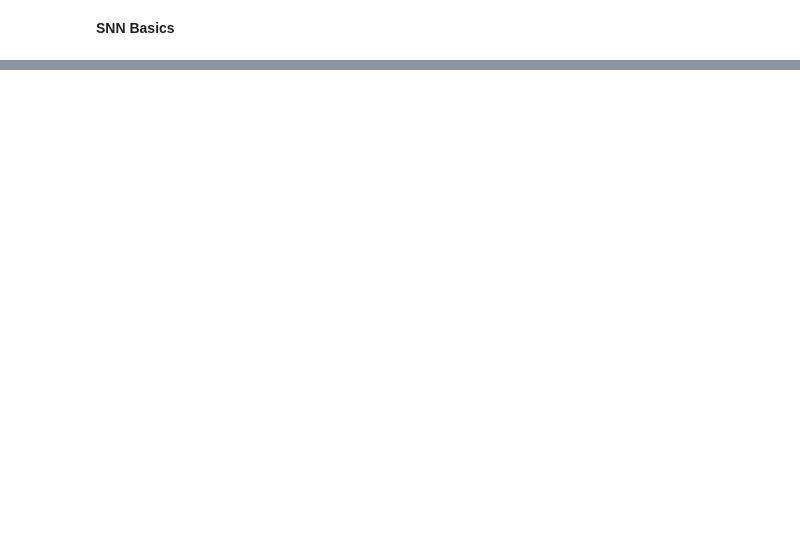
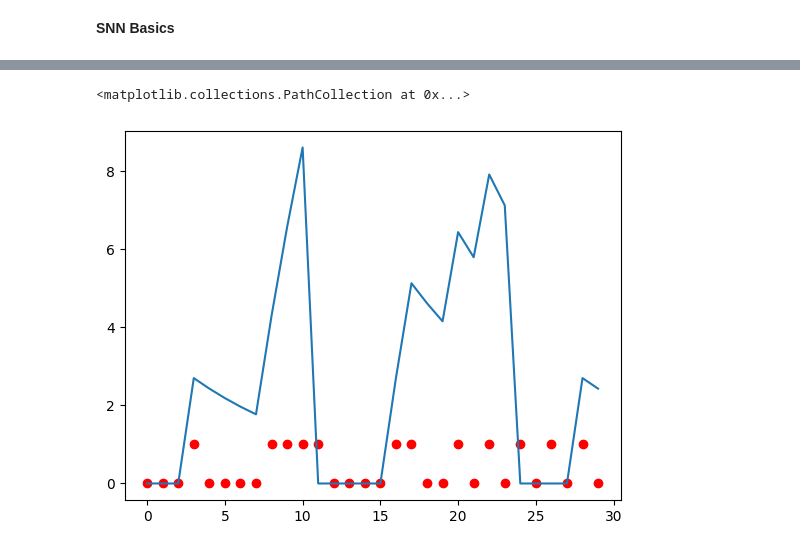
Before and after one commit to kadgitub7/LIF-based-SNN-on-FPGA, a Jupyter notebook: SNN.ipynb, the cells around one changed output, grey strips where cells are left out. Drawn from its saved outputs; the diff is of its cells as text; code cells hidden in the pictures; blank space fills up the shorter version.

```diff
--- a/SNN.ipynb
+++ b/SNN.ipynb
@@ -65,0 +94,34 @@ plt.scatter(x_s, inputs)
+# %%
+# Spike Layer Probing/Testing
+
+weights = [[3], [2], [1]]
+decay_c = [0.1, 0.2, 0.05]
+fire_thresh = [10, 5, 6]
+cooldown_thresh = [2, 1, 3]
+
+input1 = [[0,0,0], [0,0,0], [0,0,0], [1,1,1], [0,0,0], [0,0,0], [0,0,0], [0,0,0], [1,1,1], [1,1,1], [1,1,1], [1,1,1], [0,0,0], [0,0,0], [0,0,0], [0,0,0], [1,1,1], [1,1,1], [0,0,0], [0,0,0], [1,1,1], [0,0,0], [1,1,1], [0,0,0], [1,1,1],[0,0,0], [1,1,1], [0,0,0], [1,1,1], [0,0,0]]
+
+l1 = Spike_Layer(3, weights, decay_c, fire_thresh, cooldown_thresh)
+l1.initialize_neurons()
+
+potentials_1 = []
+potentials_2 = []
+potentials_3 = []
+
+for i in range(len(input1)):
+    l1.signal_prop(np.array([input1[i]]))
+    potentials_1.append(l1.neuron_list[0].potential)
+    potentials_2.append(l1.neuron_list[1].potential)
+    potentials_3.append(l1.neuron_list[2].potential)
+
+
+x_s = np.arange(0,len(potentials_1), 1)
+# %%
+plt.plot(x_s, potentials_1)
+input_plt_1 = []
+for i in range(len(input1)):
+    input_plt_1.append(input1[i][0])
+plt.scatter(x_s, input_plt_1, c='red')
+# %% [output]
+<matplotlib.collections.PathCollection at 0x...>
+[figure, added]
```
Also changed, not shown: parts of 8 cells of this notebook.
